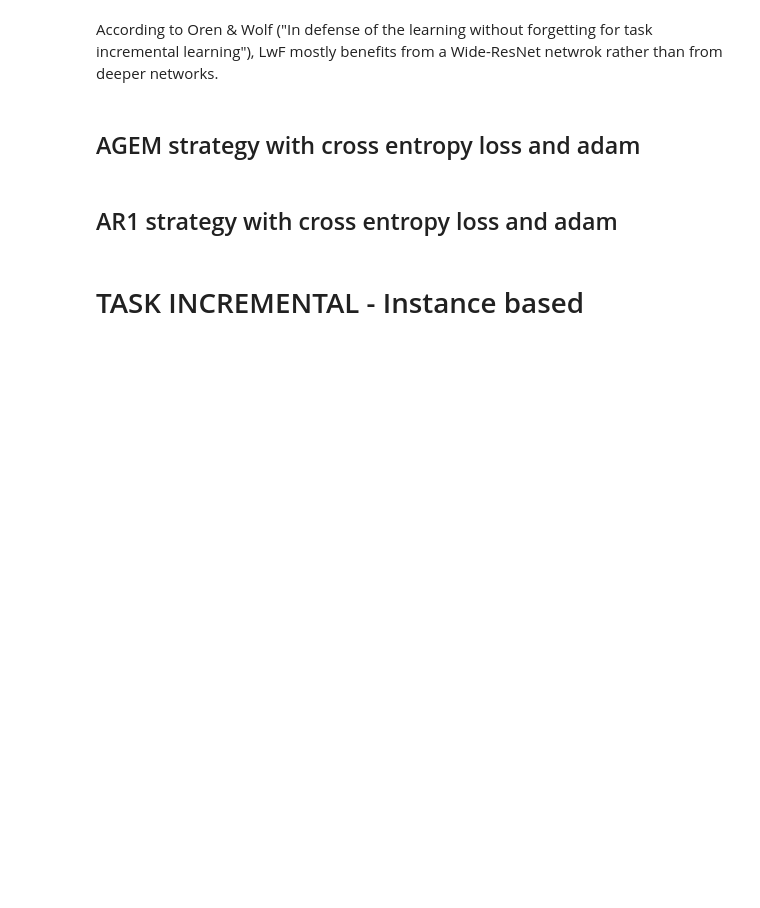
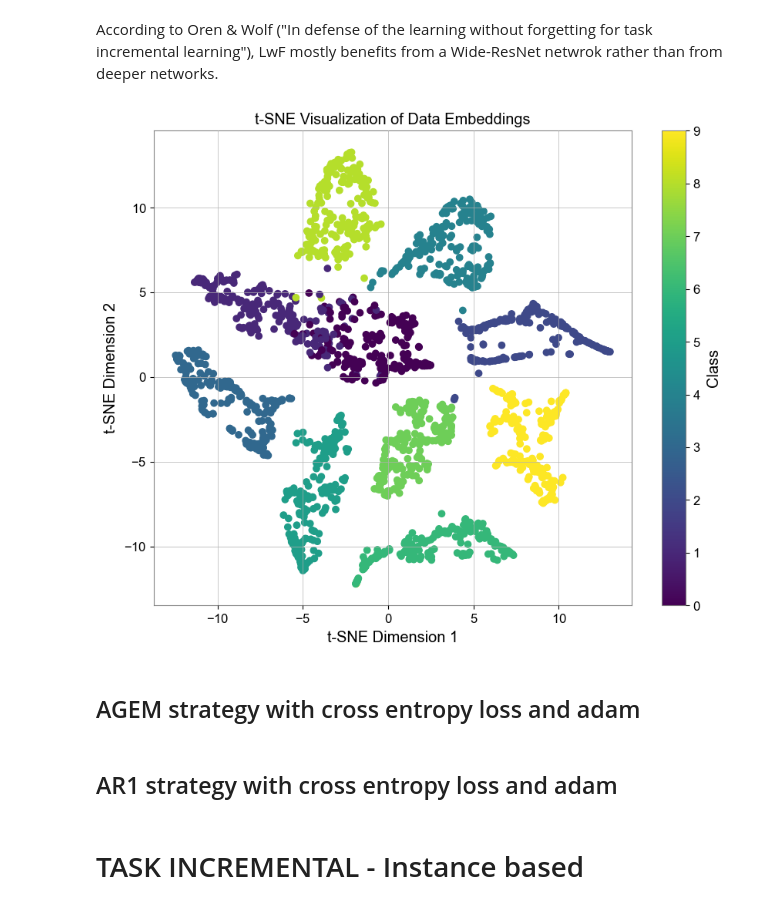
Before and after one commit to brianbaert/MscThesis, a Jupyter notebook: MscThesis_RQ1_playground.ipynb, the cells around one changed output. Saved outputs shown, nothing was run; the diff lists cells and outputs as text; code cells hidden in the pictures; blank space fills up the shorter version.

```diff
--- a/MscThesis_RQ1_playground.ipynb
+++ b/MscThesis_RQ1_playground.ipynb
@@ -452,7 +456,9 @@ my_utils.plot_f1_scores(f1, classes, 'Results/f1_scores_LwF_2_0.png')
 # %% [markdown]
 According to Oren & Wolf ("In defense of the learning without forgetting for task incremental learning"), LwF mostly benefits from a Wide-ResNet netwrok rather than from deeper networks.
 # %%
-my_utils.plot_tSNE_data_embedding(model, train_loader_av)
+my_utils.plot_tSNE_data_embedding(model, train_loader_av, 'Results/tSNE_LwF_2_0.png')
+# %% [output]
+[figure, added]
 # %% [markdown]
 ## AGEM strategy with cross entropy loss and adam
 # %%
```
Also changed, not shown: parts of 11 cells of this notebook, 2 other files.
